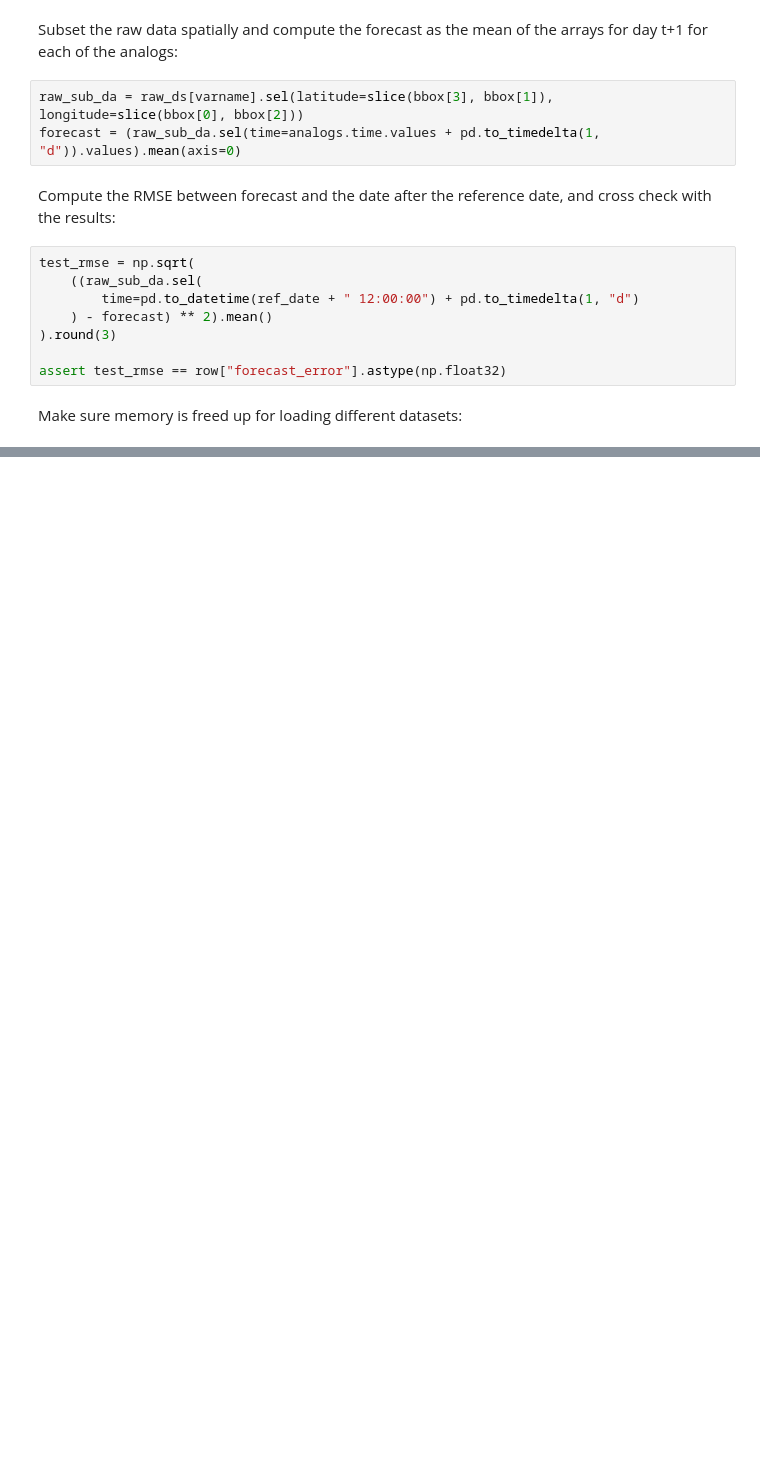
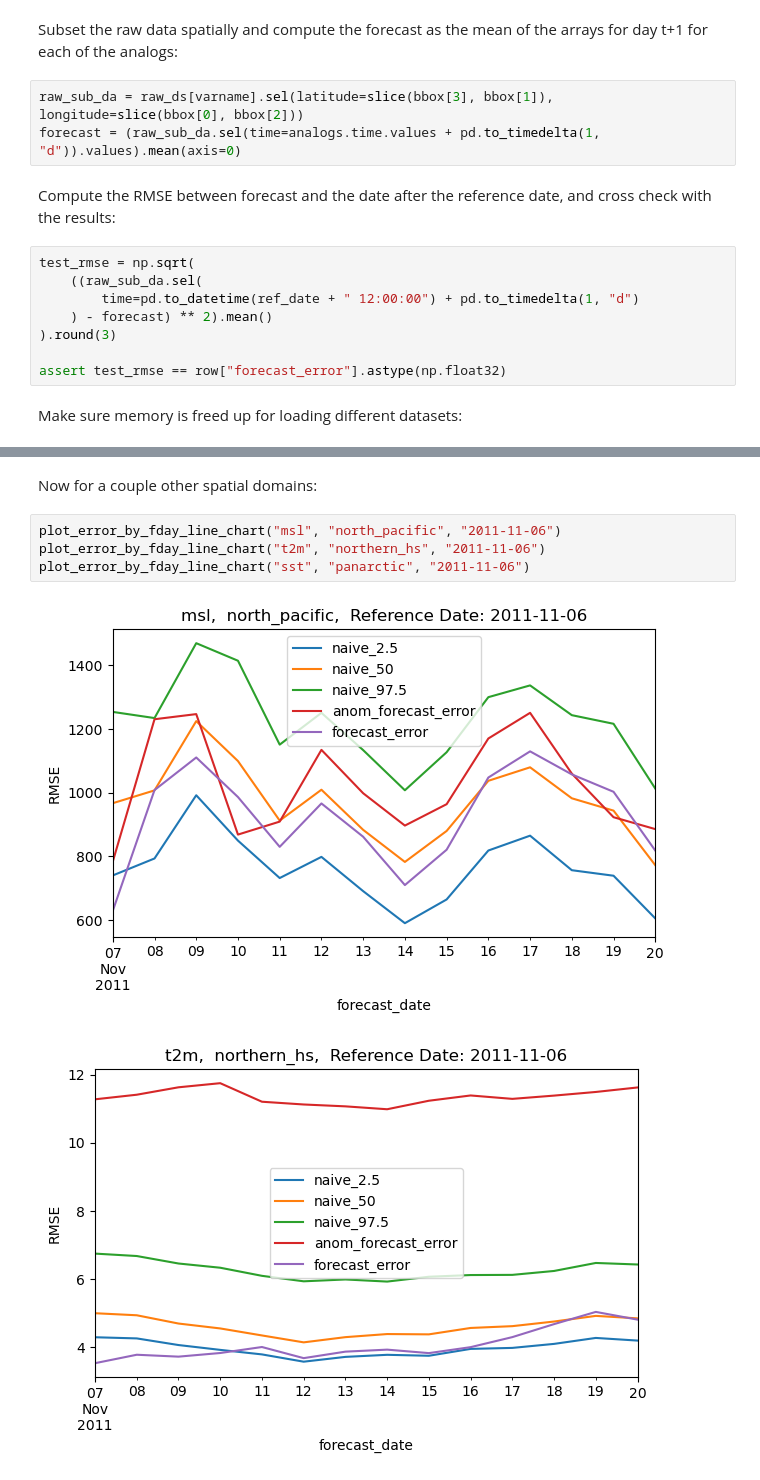
Before and after one commit to ua-snap/analog-forecast, a Jupyter notebook: skill_profiling/Nome_storm_dates_analysis.ipynb, the cells around one changed output, grey strips where cells are left out. Drawn from its saved outputs; the diff is of its cells as text; blank space fills up the shorter version.

```diff
--- a/skill_profiling/Nome_storm_dates_analysis.ipynb
+++ b/skill_profiling/Nome_storm_dates_analysis.ipynb
@@ -144,0 +331,9 @@ end
+# %% [markdown]
+Now for a couple other spatial domains:
+# %%
+plot_error_by_fday_line_chart("msl", "north_pacific", "2011-11-06")
+plot_error_by_fday_line_chart("t2m", "northern_hs", "2011-11-06")
+plot_error_by_fday_line_chart("sst", "panarctic", "2011-11-06")
+# %% [output]
+[figure, added]
+[figure, added]
```
Also changed, not shown: parts of 39 cells of this notebook, 2 other files.
